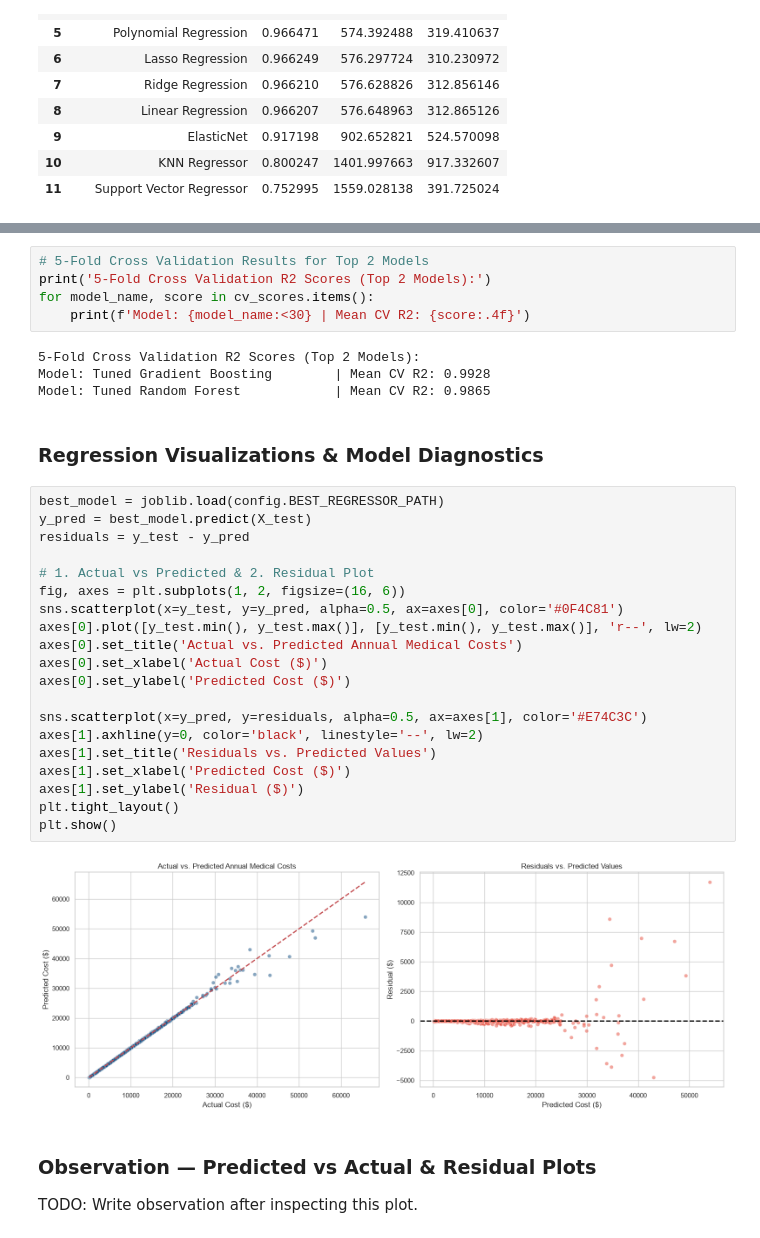
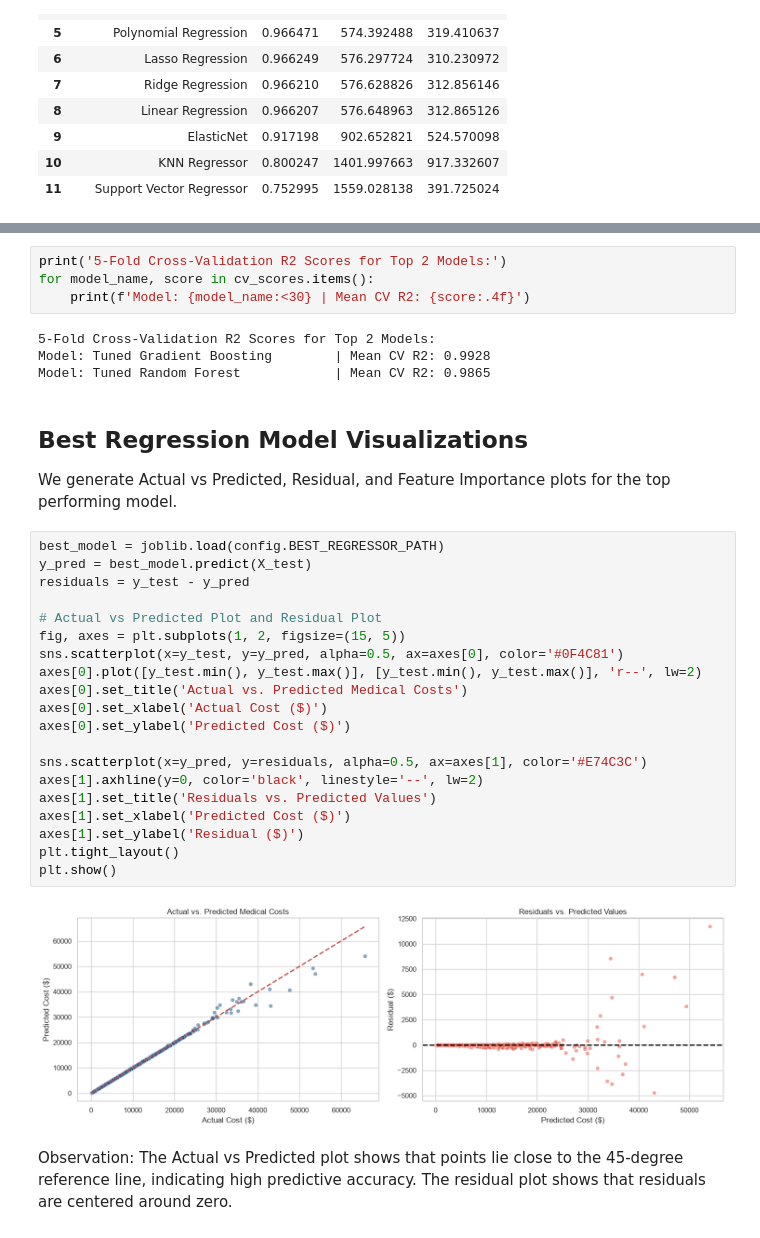
Before and after one commit to hemu1196/Healthcare-Insurance-Cost-Prediction, a Jupyter notebook: notebooks/regression.ipynb, the cells around one changed output, grey strips where cells are left out. Drawn from its saved outputs; the diff is of its cells as text.

```diff
--- a/notebooks/regression.ipynb
+++ b/notebooks/regression.ipynb
@@ -257,37 +296,36 @@ df_results
 # %%
-# 5-Fold Cross Validation Results for Top 2 Models
-print('5-Fold Cross Validation R2 Scores (Top 2 Models):')
+print('5-Fold Cross-Validation R2 Scores for Top 2 Models:')
 for model_name, score in cv_scores.items():
     print(f'Model: {model_name:<30} | Mean CV R2: {score:.4f}')
 # %% [output]
-5-Fold Cross Validation R2 Scores (Top 2 Models):
+5-Fold Cross-Validation R2 Scores for Top 2 Models:
 Model: Tuned Gradient Boosting        | Mean CV R2: 0.9928
 Model: Tuned Random Forest            | Mean CV R2: 0.9865
-# %% [markdown]
-### Regression Visualizations & Model Diagnostics
+# %% [markdown]
+## Best Regression Model Visualizations
+We generate Actual vs Predicted, Residual, and Feature Importance plots for the top performing model.
 # %%
 best_model = joblib.load(config.BEST_REGRESSOR_PATH)
 y_pred = best_model.predict(X_test)
 residuals = y_test - y_pred
 
-# 1. Actual vs Predicted & 2. Residual Plot
-fig, axes = plt.subplots(1, 2, figsize=(16, 6))
+# Actual vs Predicted Plot and Residual Plot
+fig, axes = plt.subplots(1, 2, figsize=(15, 5))
 sns.scatterplot(x=y_test, y=y_pred, alpha=0.5, ax=axes[0], color='#0F4C81')
 axes[0].plot([y_test.min(), y_test.max()], [y_test.min(), y_test.max()], 'r--', lw=2)
-axes[0].set_title('Actual vs. Predicted Annual Medical Costs')
+axes[0].set_title('Actual vs. Predicted Medical Costs')
 axes[0].set_xlabel('Actual Cost ($)')
 axes[0].set_ylabel('Predicted Cost ($)')
 
 sns.scatterplot(x=y_pred, y=residuals, alpha=0.5, ax=axes[1], color='#E74C3C')
 axes[1].axhline(y=0, color='black', linestyle='--', lw=2)
 axes[1].set_title('Residuals vs. Predicted Values')
 axes[1].set_xlabel('Predicted Cost ($)')
 axes[1].set_ylabel('Residual ($)')
 plt.tight_layout()
 plt.show()
 # %% [output]
-[figure, old version]
+[figure, new version]
-# %% [markdown]
-### Observation — Predicted vs Actual & Residual Plots
-TODO: Write observation after inspecting this plot.
+# %% [markdown]
+Observation: The Actual vs Predicted plot shows that points lie close to the 45-degree reference line, indicating high predictive accuracy. The residual plot shows that residuals are centered around zero.
 # %%
```
Also changed, not shown: parts of 56 cells of this notebook, 4 other files.
